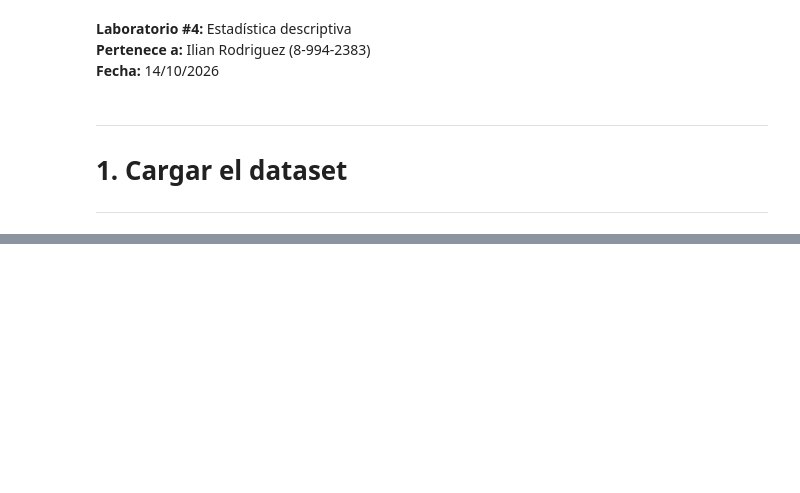
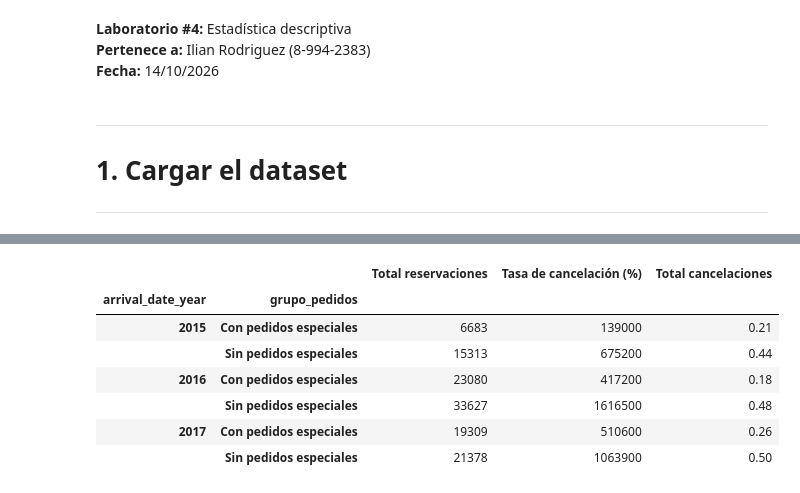
Before and after one commit to IlianRodriguez/Topicos-especiales-II, a Jupyter notebook: Laboratorios/Laboratorio4/Laboratorio4_IlianRodriguez.ipynb, the cells around one changed output, grey strips where cells are left out. Saved outputs shown, nothing was run; the diff lists cells and outputs as text; code cells hidden in the pictures; blank space fills up the shorter version.

```diff
--- a/Laboratorios/Laboratorio4/Laboratorio4_IlianRodriguez.ipynb
+++ b/Laboratorios/Laboratorio4/Laboratorio4_IlianRodriguez.ipynb
@@ -22,0 +175,5 @@ ventas = pd.read_csv(urlVentas, encoding="utf-8")#UTF-8: lee correctamente carac
+# %%
+print("\n------------- (Columnas) -------------")#for: Recorre las columnas una por una
+for numero, columna in enumerate(reservas.columns, start=1):#enumerate(): Numera las columnas automáticamente desde 1
+    print(f"{numero}. {columna}")#.columns: Obtiene los nombres de las columnas del DataFrame
+print("-----------------------------------------")
@@ -22,0 +673,14 @@ ventas = pd.read_csv(urlVentas, encoding="utf-8")#UTF-8: lee correctamente carac
+# %%
+reservas["total_noches"] = (reservas["stays_in_weekend_nights"]+ reservas["stays_in_week_nights"])# Calcular el total de noches
+columnas = ["lead_time","adr","total_noches","total_of_special_requests"]# Seleccionar las columnas
+
+# Matrices de correlación
+matrizPearson = reservas[columnas].corr()
+matrizSpearman = reservas[columnas].corr(method="spearman")
+
+print("--------------------- (Correlación de Pearson) ---------------------")
+print(matrizPearson.round(2))
+print("------------------------------------------------------------------")
+print("\n--------------------- (Correlación de Spearman) --------------------")
+print(matrizSpearman.round(2))
+print("------------------------------------------------------------------")
@@ -22,0 +836,54 @@ ventas = pd.read_csv(urlVentas, encoding="utf-8")#UTF-8: lee correctamente carac
+# %%
+reservas_Con_Duplicados = reservas.copy()# Datos con duplicados
+reservas_Sin_Duplicados = reservas.copy().drop_duplicates()# Datos sin duplicados exactos
+
+# Crear los grupos con duplicados
+reservas_Con_Duplicados["grupo_pedidos"] = "Sin pedidos especiales"
+reservas_Con_Duplicados.loc[
+    reservas_Con_Duplicados["total_of_special_requests"] >= 1,
+    "grupo_pedidos"
+] = "Con pedidos especiales"
+
+# Crear los grupos sin duplicados
+reservas_Sin_Duplicados["grupo_pedidos"] = "Sin pedidos especiales"
+reservas_Sin_Duplicados.loc[
+    reservas_Sin_Duplicados["total_of_special_requests"] >= 1,
+    "grupo_pedidos"
+] = "Con pedidos especiales"
+
+# Tabla pivote con duplicados
+resultado_Con_Duplicados = reservas_Con_Duplicados.pivot_table(
+    index=["arrival_date_year", "grupo_pedidos"],
+    values="is_canceled",
+    aggfunc=["count", "sum", "mean"]
+)
+
+resultado_Con_Duplicados.columns = [
+    "Total reservaciones",
+    "Tasa de cancelación (%)",
+    "Total cancelaciones"
+]
+resultado_Con_Duplicados["Tasa de cancelación (%)"] *= 100
+
+print("---------------------------------------- (Evaluacion con Duplicados) ----------------------------------------")
+display(resultado_Con_Duplicados.round(2))
+print("-------------------------------------------------------------------------------------------------------------")
+
+# Tabla pivote sin duplicados
+resultado_Sin_Duplicados = reservas_Sin_Duplicados.pivot_table(
+    index=["arrival_date_year", "grupo_pedidos"],
+    values="is_canceled",
+    aggfunc=["count", "sum", "mean"]
+)
+
+resultado_Sin_Duplicados.columns = [
+    "Total reservaciones",
+    "Tasa de cancelación (%)",
+    "Total cancelaciones"
+]
+resultado_Sin_Duplicados["Tasa de cancelación (%)"] *= 100
+
+print("\n---------------------------------------- (Evaluacion sin Duplicados) ----------------------------------------")
+display(resultado_Sin_Duplicados.round(2))
+print("-------------------------------------------------------------------------------------------------------------")
+# %% [output]
@@ -22,0 +891,8 @@ ventas = pd.read_csv(urlVentas, encoding="utf-8")#UTF-8: lee correctamente carac
+|  |  | Total reservaciones | Tasa de cancelación (%) | Total cancelaciones |
+| arrival_date_year | grupo_pedidos |  |  |  |
+| 2015 | Con pedidos especiales | 6683 | 139000 | 0.21 |
+|  | Sin pedidos especiales | 15313 | 675200 | 0.44 |
+| 2016 | Con pedidos especiales | 23080 | 417200 | 0.18 |
+|  | Sin pedidos especiales | 33627 | 1616500 | 0.48 |
+| 2017 | Con pedidos especiales | 19309 | 510600 | 0.26 |
+|  | Sin pedidos especiales | 21378 | 1063900 | 0.50 |
```
Also changed, not shown: parts of 70 cells of this notebook.
